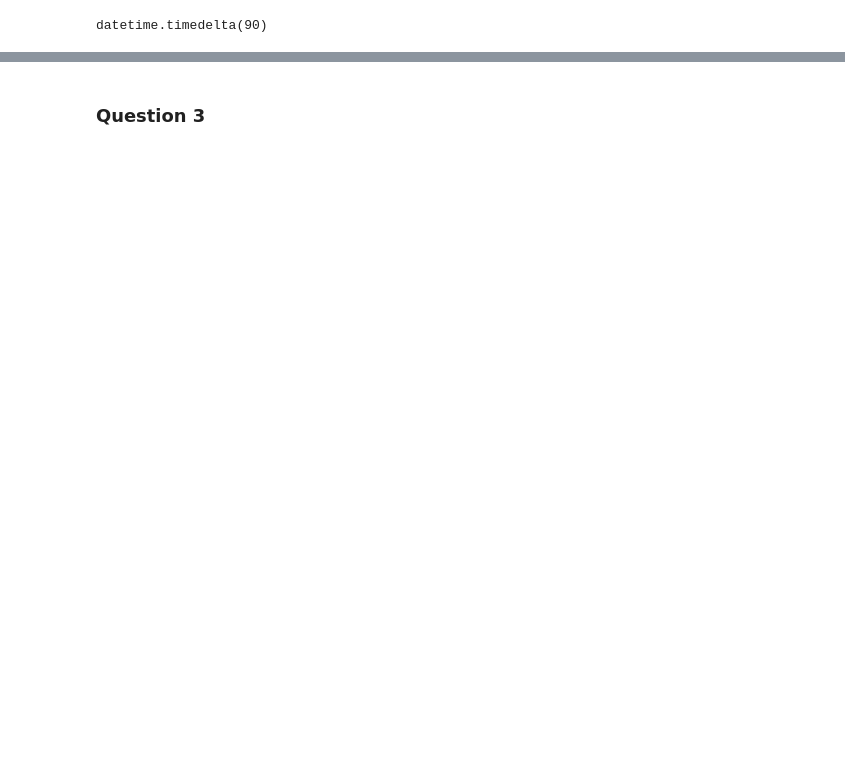
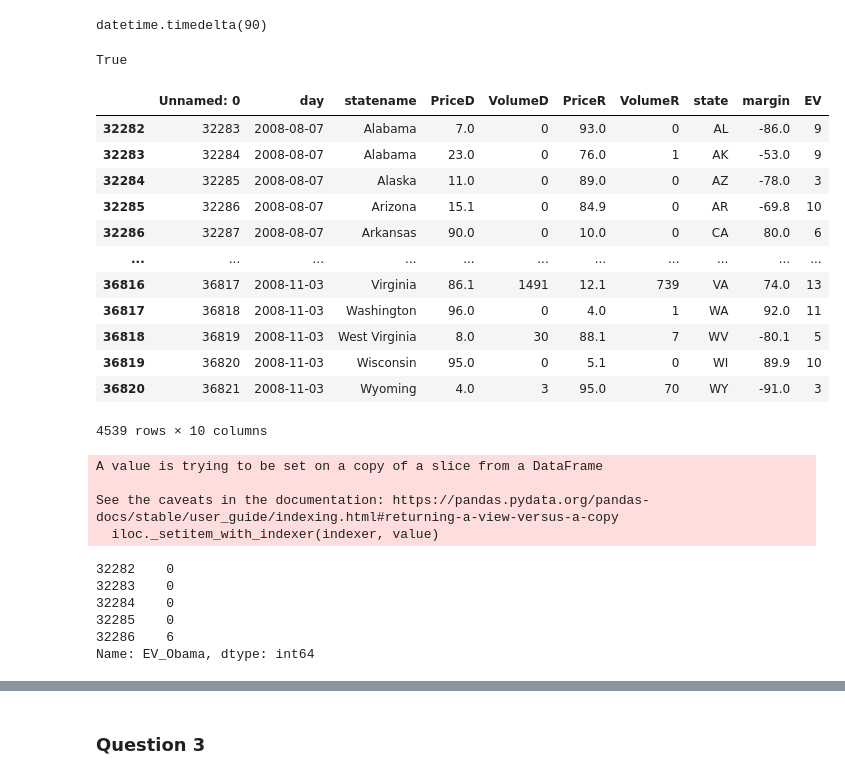
Before and after one commit to sdnrkyncu/QSS-exercises-python, a Jupyter notebook: Prediction/exc_1.ipynb, the cells around one changed output, grey strips where cells are left out. Saved outputs shown, nothing was run; the diff lists cells and outputs as text; code cells hidden in the pictures; blank space fills up the shorter version.

```diff
--- a/Prediction/exc_1.ipynb
+++ b/Prediction/exc_1.ipynb
@@ -172,8 +171,24 @@ x-y # a timedelta object
 datetime.timedelta(90)
 # %%
 # filter filtered_df2 further based on the desired time period
-
 filtered_df2 = filtered_df2[(filtered_df2['day'] < x) & (filtered_df2['day'] > y)]
-
-# Groupby according to 'day' column and find the sum of Obama's votes in each day
-filtered_df2 = filtered_df2.groupby('day')['PriceD'].sum()
+# %%
+# We will need to create an Electral Votes column for filtered_df2.
+# The values to this column will be taken from pres08
+
+# But first, confirm that the values of 'statename' and 'state.name' columns match again
+filtered_df2.iloc[:52, 2].values.sort() == pres08.iloc[:, 0].values.sort()
+# %% [output]
+True
+# %%
+# get EV values from pres08
+state_name = pres08['state.name'].values.tolist()
+ev = pres08['EV'].values.tolist()
+
+# the empty list that will be joined later to filtered_df2.
+ev_for_filtered_df2 = []
+
+# loop for filling ev_for_filtered_df2, which is an empty list yet.
+for state in filtered_df2['statename'].values.tolist():
+    i = state_name.index(state)
+    ev_for_filtered_df2.append(ev[i])
@@ -180,2 +201,16 @@ filtered_df2 = filtered_df2.groupby('day')['PriceD'].sum()
 # %%
-filtered_df2 = filtered_df2.reset_index()
+filtered_df2
+# %% [output]
+|  | Unnamed: 0 | day | statename | PriceD | VolumeD | PriceR | VolumeR | state | margin | EV |
+| 32282 | 32283 | 2008-08-07 | Alabama | 7.0 | 0 | 93.0 | 0 | AL | -86.0 | 9 |
+| 32283 | 32284 | 2008-08-07 | Alabama | 23.0 | 0 | 76.0 | 1 | AK | -53.0 | 9 |
+| 32284 | 32285 | 2008-08-07 | Alaska | 11.0 | 0 | 89.0 | 0 | AZ | -78.0 | 3 |
+| 32285 | 32286 | 2008-08-07 | Arizona | 15.1 | 0 | 84.9 | 0 | AR | -69.8 | 10 |
+| 32286 | 32287 | 2008-08-07 | Arkansas | 90.0 | 0 | 10.0 | 0 | CA | 80.0 | 6 |
+| ... | ... | ... | ... | ... | ... | ... | ... | ... | ... | ... |
+| 36816 | 36817 | 2008-11-03 | Virginia | 86.1 | 1491 | 12.1 | 739 | VA | 74.0 | 13 |
+| 36817 | 36818 | 2008-11-03 | Washington | 96.0 | 0 | 4.0 | 1 | WA | 92.0 | 11 |
+| 36818 | 36819 | 2008-11-03 | West Virginia | 8.0 | 30 | 88.1 | 7 | WV | -80.1 | 5 |
+| 36819 | 36820 | 2008-11-03 | Wisconsin | 95.0 | 0 | 5.1 | 0 | WI | 89.9 | 10 |
+| 36820 | 36821 | 2008-11-03 | Wyoming | 4.0 | 3 | 95.0 | 70 | WY | -91.0 | 3 |
+4539 rows × 10 columns
@@ -181,0 +223,21 @@ filtered_df2 = filtered_df2.reset_index()
+# %%
+# turn the 'EV_Obama' values where Obama was not the winner to zero
+for i in range(len(filtered_df2['EV_Obama'])):
+    if (filtered_df2['margin'].iloc[i] < 0):
+        filtered_df2['EV_Obama'].iloc[i] = 0
+    else:
+        pass
+# %% [output]
+A value is trying to be set on a copy of a slice from a DataFrame
+
+See the caveats in the documentation: https://pandas.pydata.org/pandas-docs/stable/user_guide/indexing.html#returning-a-view-versus-a-copy
+  iloc._setitem_with_indexer(indexer, value)
+# %%
+filtered_df2['EV_Obama'].head()
+# %% [output]
+32282    0
+32283    0
+32284    0
+32285    0
+32286    6
+Name: EV_Obama, dtype: int64
```
Also changed, not shown: parts of 24 cells of this notebook.
